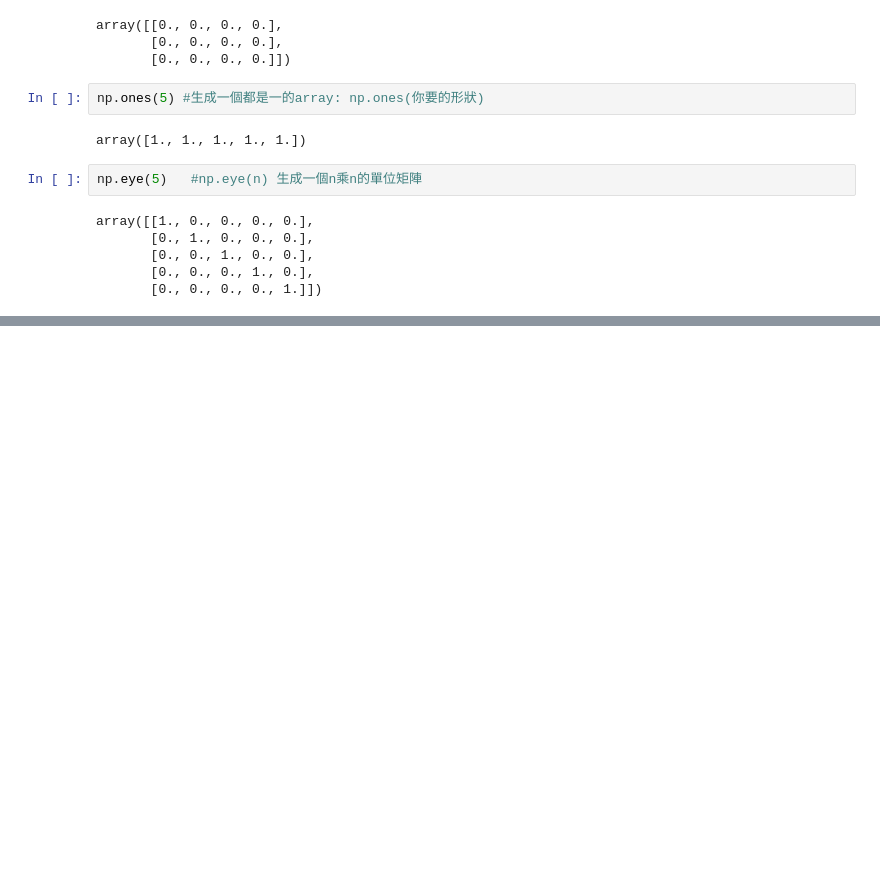
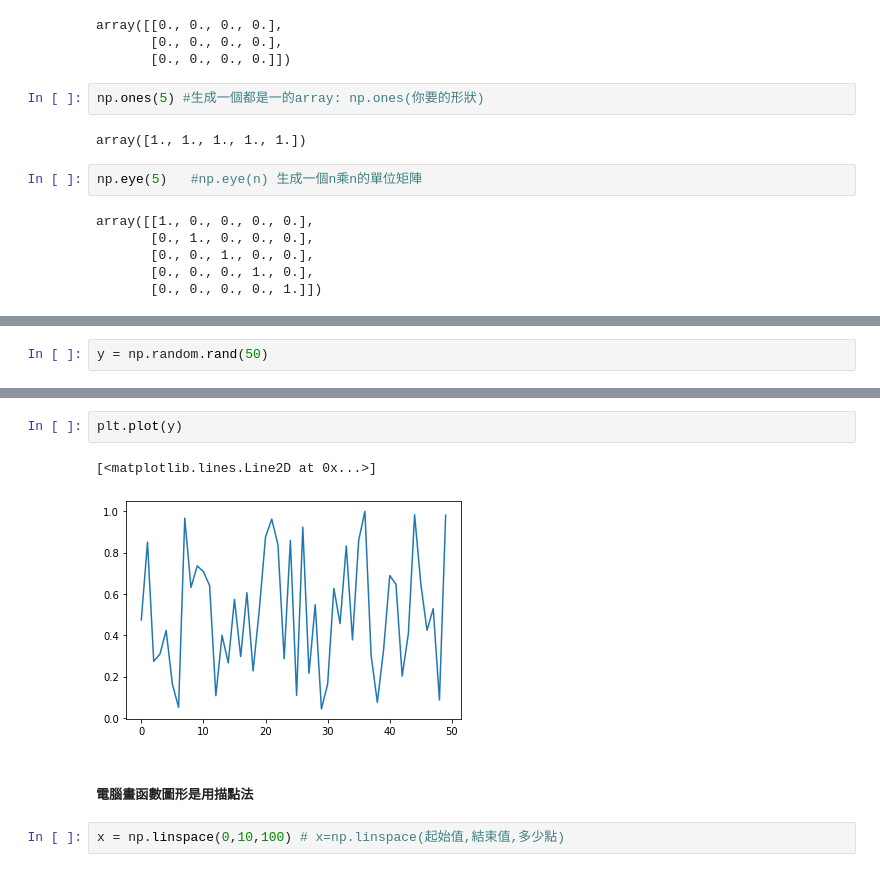
Before and after one commit to victoria-00/Python-Work, a Jupyter notebook: 第三周影片自學.ipynb, the cells around one changed output, grey strips where cells are left out. Drawn from its saved outputs; the diff is of its cells as text; blank space fills up the shorter version.

```diff
--- a/第三周影片自學.ipynb
+++ b/第三周影片自學.ipynb
@@ -346,0 +349,2 @@ array([[1., 0., 0., 0., 0.],
+# %%
+y = np.random.rand(50)
@@ -346,0 +364,9 @@ array([[1., 0., 0., 0., 0.],
+# %%
+plt.plot(y)
+# %% [output]
+[<matplotlib.lines.Line2D at 0x...>]
+[figure, added]
+# %% [markdown]
+##### 電腦畫函數圖形是用描點法
+# %%
+x = np.linspace(0,10,100) # x=np.linspace(起始值,結束值,多少點)
```
Also changed, not shown: parts of 12 cells of this notebook, 6 other files.
